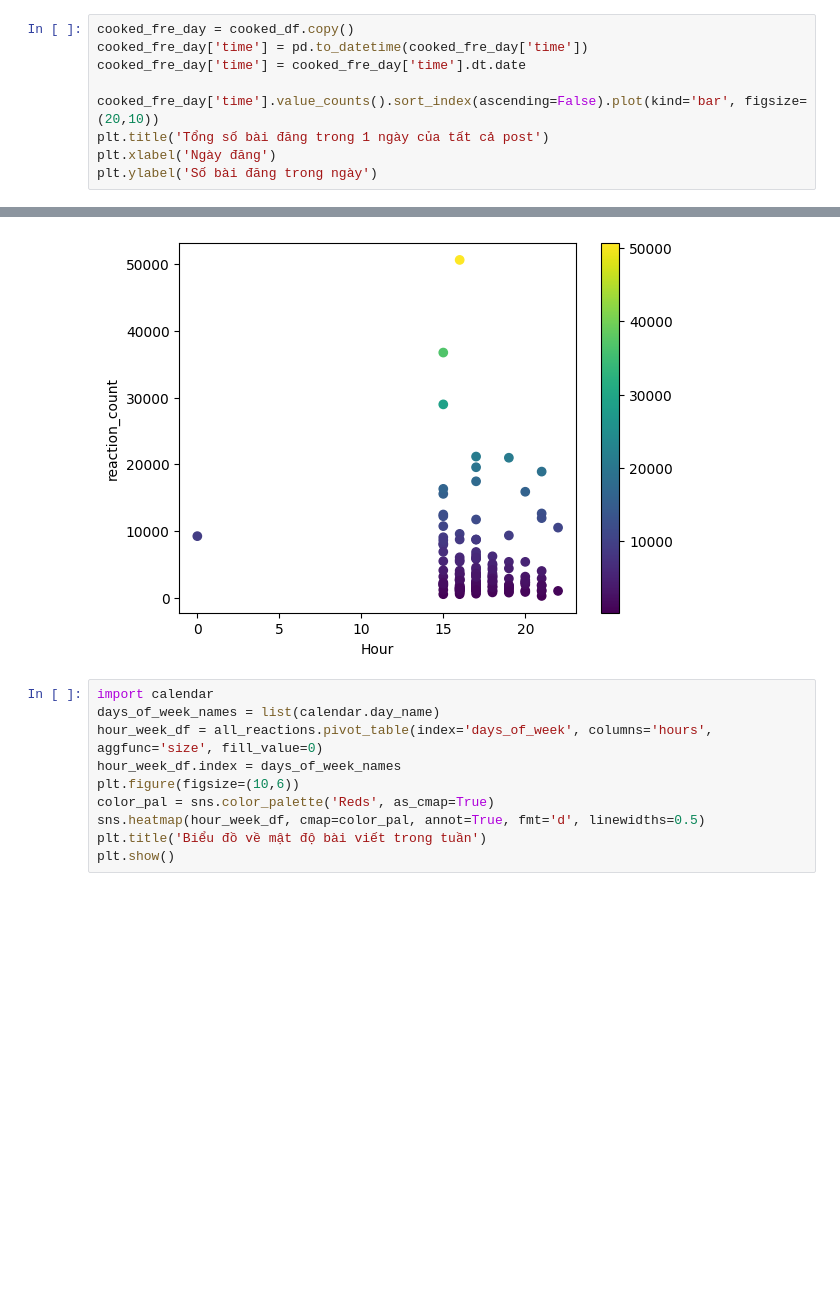
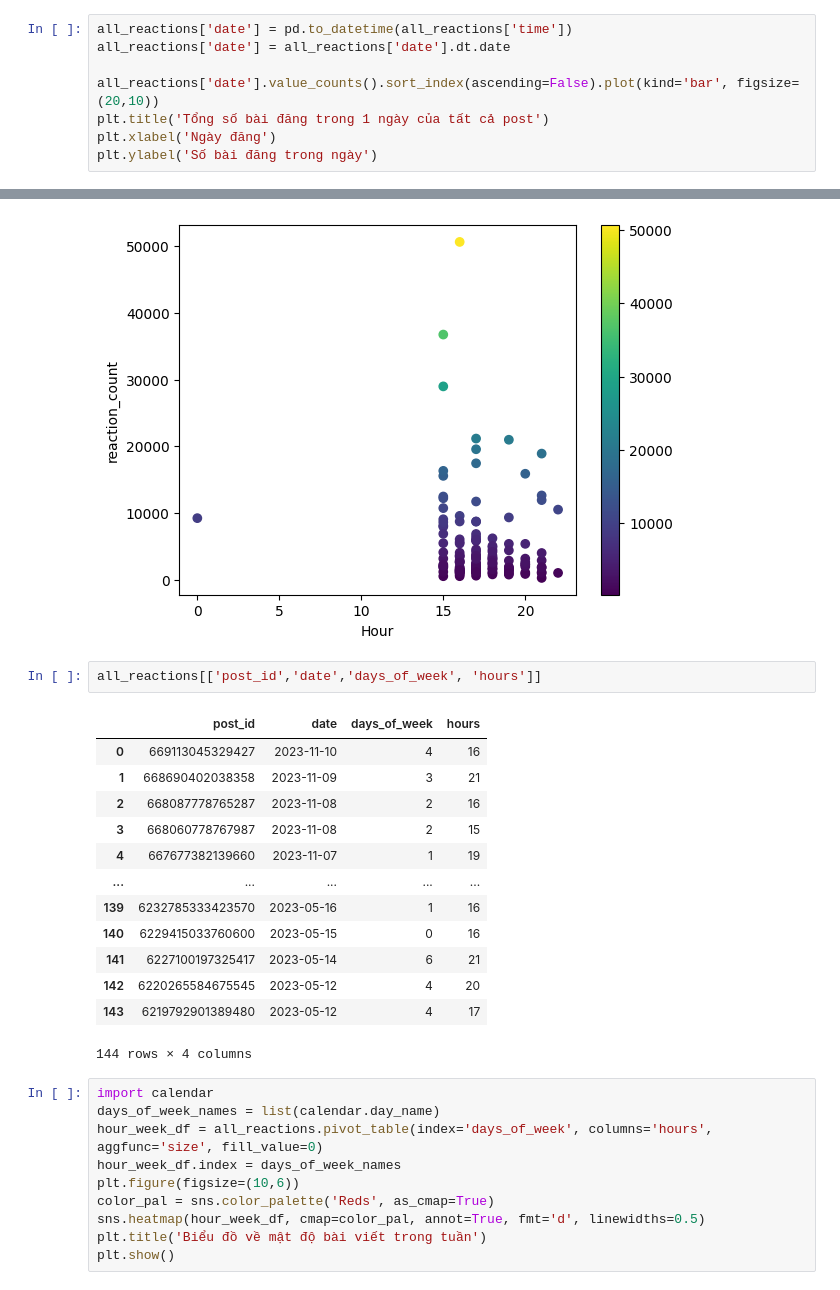
Before and after one commit to dphieu/final_project_python, a Jupyter notebook: Analyze_Data.ipynb, the cells around one changed output, grey strips where cells are left out. Saved outputs shown, nothing was run; the diff lists cells and outputs as text; blank space fills up the shorter version.

```diff
--- a/Analyze_Data.ipynb
+++ b/Analyze_Data.ipynb
@@ -328,11 +328,10 @@ Text(0, 0.5, 'Trung bình số lượng phản ứng')
 # %% [markdown]
 ## Bài đăng của tất cả post (144)
 # %%
-cooked_fre_day = cooked_df.copy()
-cooked_fre_day['time'] = pd.to_datetime(cooked_fre_day['time'])
-cooked_fre_day['time'] = cooked_fre_day['time'].dt.date
+all_reactions['date'] = pd.to_datetime(all_reactions['time'])
+all_reactions['date'] = all_reactions['date'].dt.date
 
-cooked_fre_day['time'].value_counts().sort_index(ascending=False).plot(kind='bar', figsize=(20,10))
+all_reactions['date'].value_counts().sort_index(ascending=False).plot(kind='bar', figsize=(20,10))
 plt.title('Tổng số bài đăng trong 1 ngày của tất cả post')
 plt.xlabel('Ngày đăng')
 plt.ylabel('Số bài đăng trong ngày')
@@ -361,6 +360,22 @@ plt.colorbar()
 # %% [output]
 <matplotlib.colorbar.Colorbar at 0x...>
 [figure]
+# %%
+all_reactions[['post_id','date','days_of_week', 'hours']]
+# %% [output]
+|  | post_id | date | days_of_week | hours |
+| 0 | 669113045329427 | 2023-11-10 | 4 | 16 |
+| 1 | 668690402038358 | 2023-11-09 | 3 | 21 |
+| 2 | 668087778765287 | 2023-11-08 | 2 | 16 |
+| 3 | 668060778767987 | 2023-11-08 | 2 | 15 |
+| 4 | 667677382139660 | 2023-11-07 | 1 | 19 |
+| ... | ... | ... | ... | ... |
+| 139 | 6232785333423570 | 2023-05-16 | 1 | 16 |
+| 140 | 6229415033760600 | 2023-05-15 | 0 | 16 |
+| 141 | 6227100197325417 | 2023-05-14 | 6 | 21 |
+| 142 | 6220265584675545 | 2023-05-12 | 4 | 20 |
+| 143 | 6219792901389480 | 2023-05-12 | 4 | 17 |
+144 rows × 4 columns
 # %%
 import calendar
 days_of_week_names = list(calendar.day_name)
```
